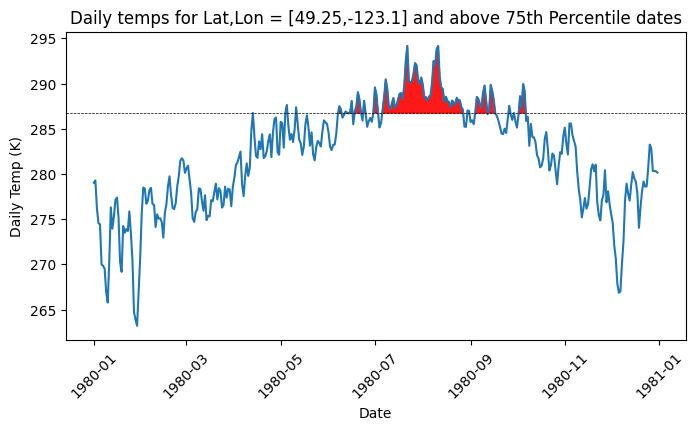
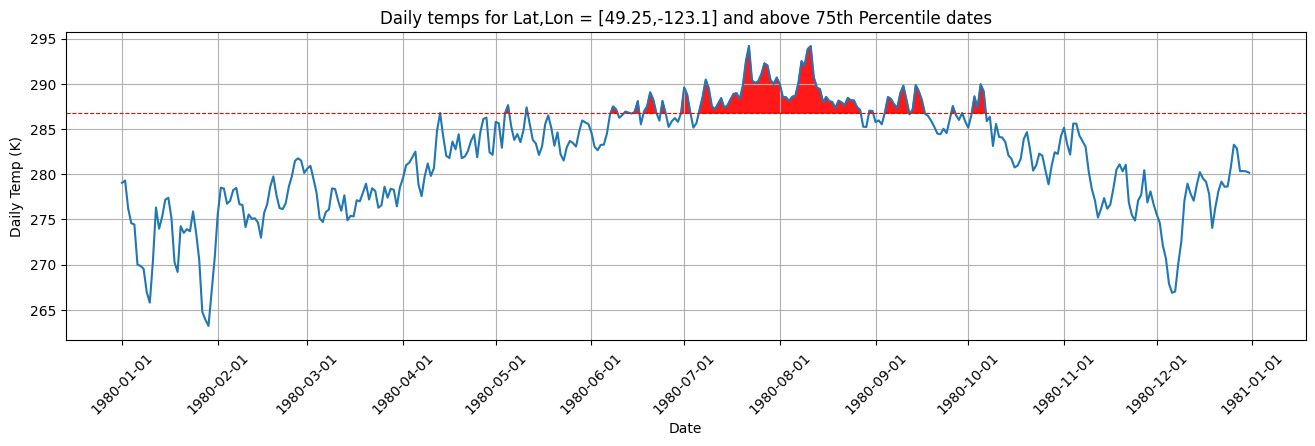
The change to this notebook cell's code, shown as a diff; its figure went from the first image to the second:
--- before
+++ after
@@ -2,5 +2,5 @@
 plot_data = ds.t2m.sel(lat=49.25,lon=-123.1, method="nearest") # Vancouver 49.246292, -123.116226
 plot_c_75 = c_75.sel(lat=49.25,lon=-123.1, method="nearest")
-plt.figure(figsize=(8,4))
+plt.figure(figsize=(16,4))
 plt.plot(plot_data.time, plot_data.data)
 plt.fill_between(  # plot with color in between
@@ -14,6 +14,9 @@
     interpolate=True
 )
-plt.axhline(plot_c_75, color="black", linewidth=0.5, linestyle="dashed")
+plt.axhline(plot_c_75, color="red", linewidth=0.8, linestyle="dashed")
 plt.tick_params(axis='x',rotation=45)
+plt.xticks(["1980-01","1980-02","1980-03","1980-04","1980-05","1980-06",
+           "1980-07","1980-08","1980-09","1980-10","1980-11","1980-12","1981-01"])
+plt.grid()
 #plt.ylim([280,315])
 plt.title("Daily temps for Lat,Lon = [49.25,-123.1] and above 75th Percentile dates")

Commit: improved graph